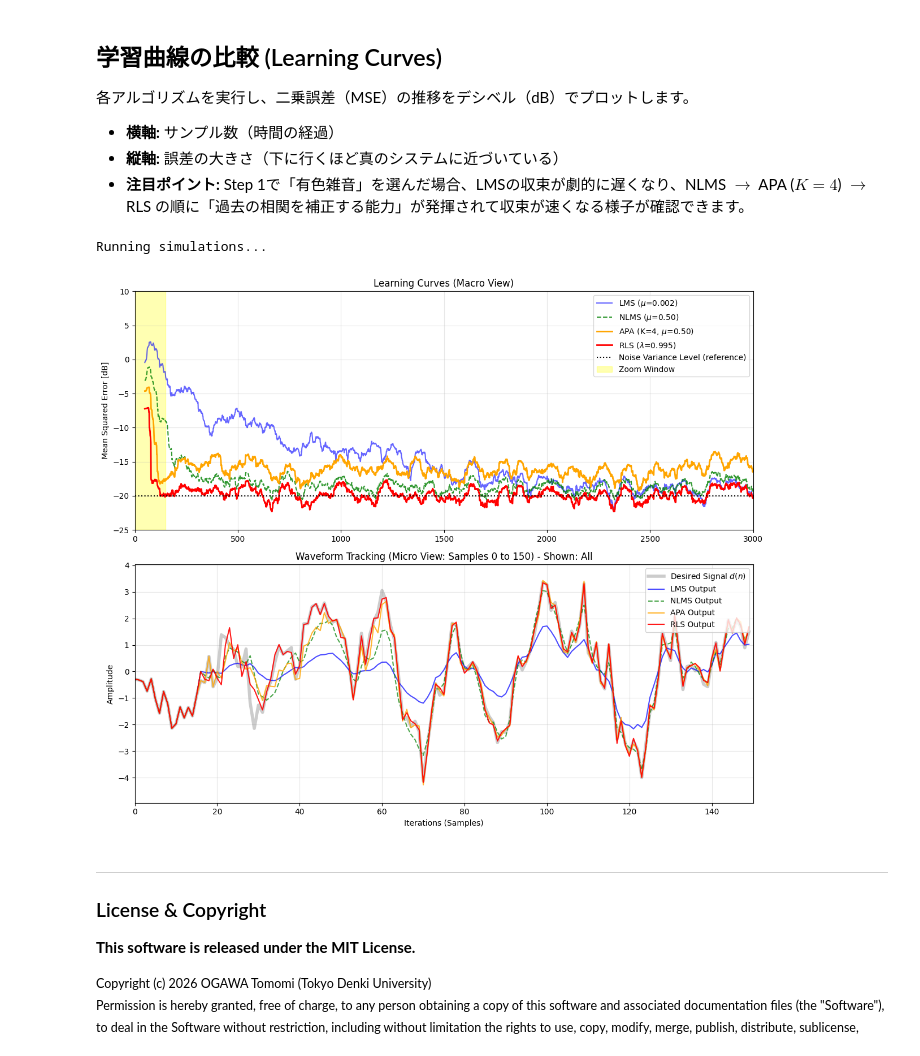
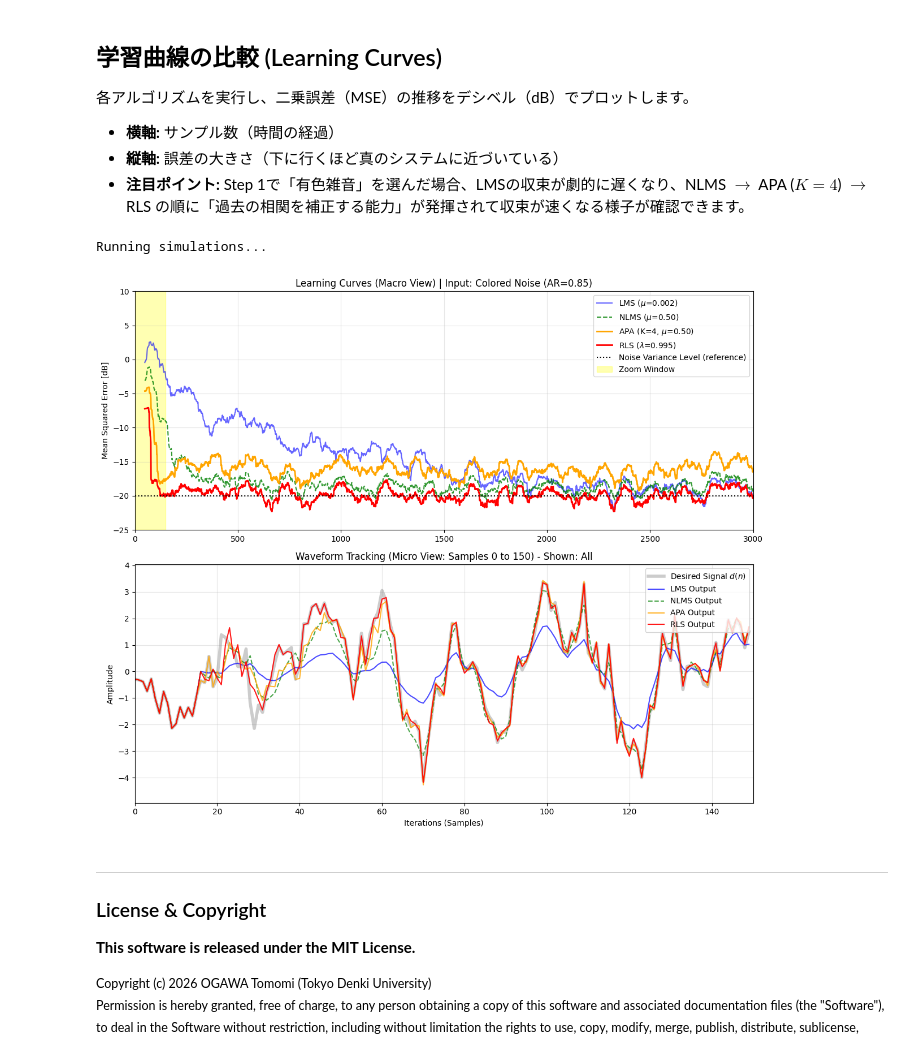
Before and after one commit to ogawa-tdu/dsp-adaptive-blind, a Jupyter notebook: notebooks/ASP/DSP_ASP_04_SysIdentification_Compare.ipynb, the cells around one changed output. Drawn from its saved outputs; the diff is of its cells as text; code cells hidden in the pictures.

```diff
--- a/notebooks/ASP/DSP_ASP_04_SysIdentification_Compare.ipynb
+++ b/notebooks/ASP/DSP_ASP_04_SysIdentification_Compare.ipynb
@@ -133,7 +134,7 @@ def run_rls(x, d, n_taps, lam=0.99, P_init=100.0):
 * **縦軸:** 誤差の大きさ（下に行くほど真のシステムに近づいている）
 * **注目ポイント:** Step 1で「有色雑音」を選んだ場合、LMSの収束が劇的に遅くなり、NLMS $\rightarrow$ APA ($K=4$) $\rightarrow$ RLS の順に「過去の相関を補正する能力」が発揮されて収束が速くなる様子が確認できます。
 # %%
-# @title 5. 性能比較の実行とグラフ描画 { run: "auto" }
+# @title 5. Execution and Visualization of Performance Comparison { run: "auto" }
 
 # @markdown ### 🔽 Algorithm Parameters
 # @markdown ---
@@ -161,8 +162,6 @@ e_apa = run_apa(x_in, d, n_taps, K=K_apa, mu=mu_apa)
 e_rls = run_rls(x_in, d, n_taps, lam=lam_rls)
 
 # --- Handle the initial region (where filter output is not well-defined) ---
-# Using d[:] here makes the early MSE artificially large and confusing.
-# For visualization, set it to 0 so that learning curves reflect the actual adaptation region.
 e_lms[:n_taps] = 0.0
 e_nlms[:n_taps] = 0.0
 e_apa[:n_taps + K_apa] = 0.0
@@ -171,7 +170,6 @@ e_rls[:n_taps] = 0.0
 def smooth_mse_with_index(e, window=50):
     """
     Moving-average smoothed MSE with correct sample index alignment.
-
     mode='valid' shortens the sequence by (window-1), so we return the
     corresponding x-axis indices as well.
     """
@@ -182,6 +180,12 @@ def smooth_mse_with_index(e, window=50):
 
 # --- Plotting (Macro + Micro) ---
 fig, (ax1, ax2) = plt.subplots(2, 1, figsize=(12, 10))
+
+# [★NEW] Determine input signal info for the title
+if input_type == "Colored Noise":
+    sig_info = f"{input_type} (AR={ar_coef})"
+else:
+    sig_info = f"{input_type}"
 
 # [Top] Learning Curves (Macro View)
 idx_lms, mse_lms = smooth_mse_with_index(e_lms)
@@ -198,7 +202,7 @@ ax1.plot(idx_apa, 10 * np.log10(mse_apa + 1e-10),
 ax1.plot(idx_rls, 10 * np.log10(mse_rls + 1e-10),
          label=rf'RLS ($\lambda$={lam_rls:.3f})', color='red', linewidth=2)
 
-# Noise floor line (if defined in earlier cells)
+# Noise floor line
 noise_floor_dB = 10 * np.log10(noise_var)
 ax1.axhline(noise_floor_dB, color='black', linestyle=':', label='Noise Variance Level (reference)')
 
@@ -210,7 +214,8 @@ zoom_end = min(zoom_start_safe + zoom_width, N_samples)
 # Draw zoom region
 ax1.axvspan(zoom_start_safe, zoom_end, color='yellow', alpha=0.3, label='Zoom Window')
 
-ax1.set_title('Learning Curves (Macro View)')
+# [★UPDATED] Set title with signal information
+ax1.set_title(f'Learning Curves (Macro View) | Input: {sig_info}')
 ax1.set_ylabel('Mean Squared Error [dB]')
 ax1.set_xlim([0, N_samples])
 ax1.set_ylim([noise_floor_dB - 5, 10])
@@ -233,34 +238,37 @@ ax2.plot(time_axis, d[zoom_start_safe:zoom_end],
 # Plot selected outputs
 if display_algo in ["LMS", "All"]:
     ax2.plot(time_axis, y_lms[zoom_start_safe:zoom_end],
              label='LMS Output', color='blue', alpha=0.7, linewidth=1.5)
 if display_algo in ["NLMS", "All"]:
     ax2.plot(time_axis, y_nlms[zoom_start_safe:zoom_end],
              label='NLMS Output', color='green', alpha=0.7, linewidth=1.5, linestyle='--')
 if display_algo in ["APA", "All"]:
     ax2.plot(time_axis, y_apa[zoom_start_safe:zoom_end],
              label='APA Output', color='orange', alpha=0.8, linewidth=1.5)
 if display_algo in ["RLS", "All"]:
     ax2.plot(time_axis, y_rls[zoom_start_safe:zoom_end],
              label='RLS Output', color='red', alpha=0.9, linewidth=1.5)
 
 ax2.set_title(f'Waveform Tracking (Micro View: Samples {zoom_start_safe} to {zoom_end}) - Shown: {display_algo}')
 ax2.set_xlabel('Iterations (Samples)')
 ax2.set_ylabel('Amplitude')
 ax2.set_xlim([zoom_start_safe, zoom_end])
 
 amp_margin = 1.2
 y_min = amp_margin * np.min(d[zoom_start_safe:zoom_end])
 y_max = amp_margin * np.max(d[zoom_start_safe:zoom_end])
+# Avoid exact zero division or singular bounds
+if y_min == y_max:
+    y_min, y_max = -1.0, 1.0
 ax2.set_ylim([y_min, y_max])
 ax2.legend(loc='upper right')
 ax2.grid(True, alpha=0.3)
 
 plt.tight_layout()
 plt.show()
 # %% [output]
 Running simulations...
-[figure, old version]
+[figure, new version]
 # %% [markdown]
 ---
 ### License & Copyright
```
Also changed, not shown: parts of 1 cell of this notebook.
